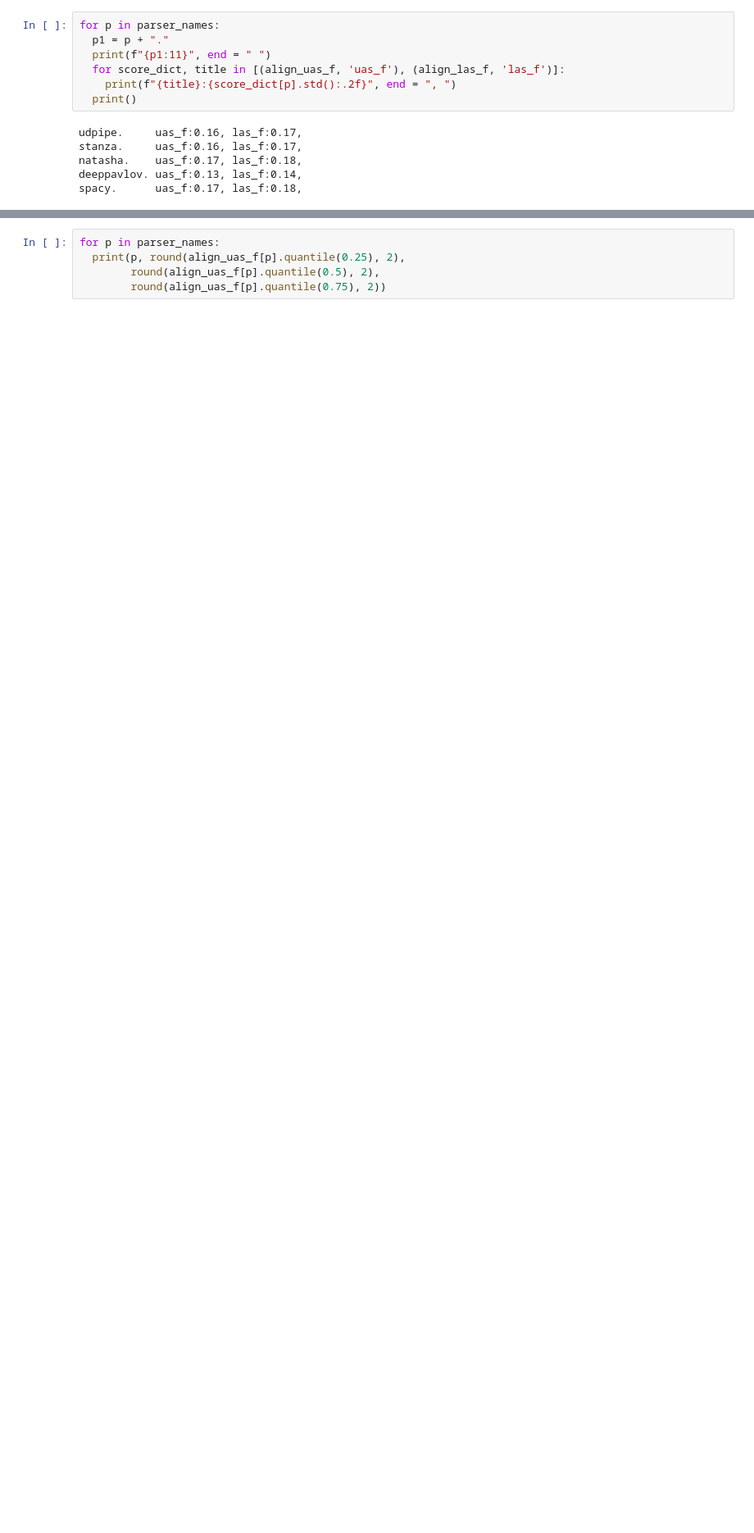
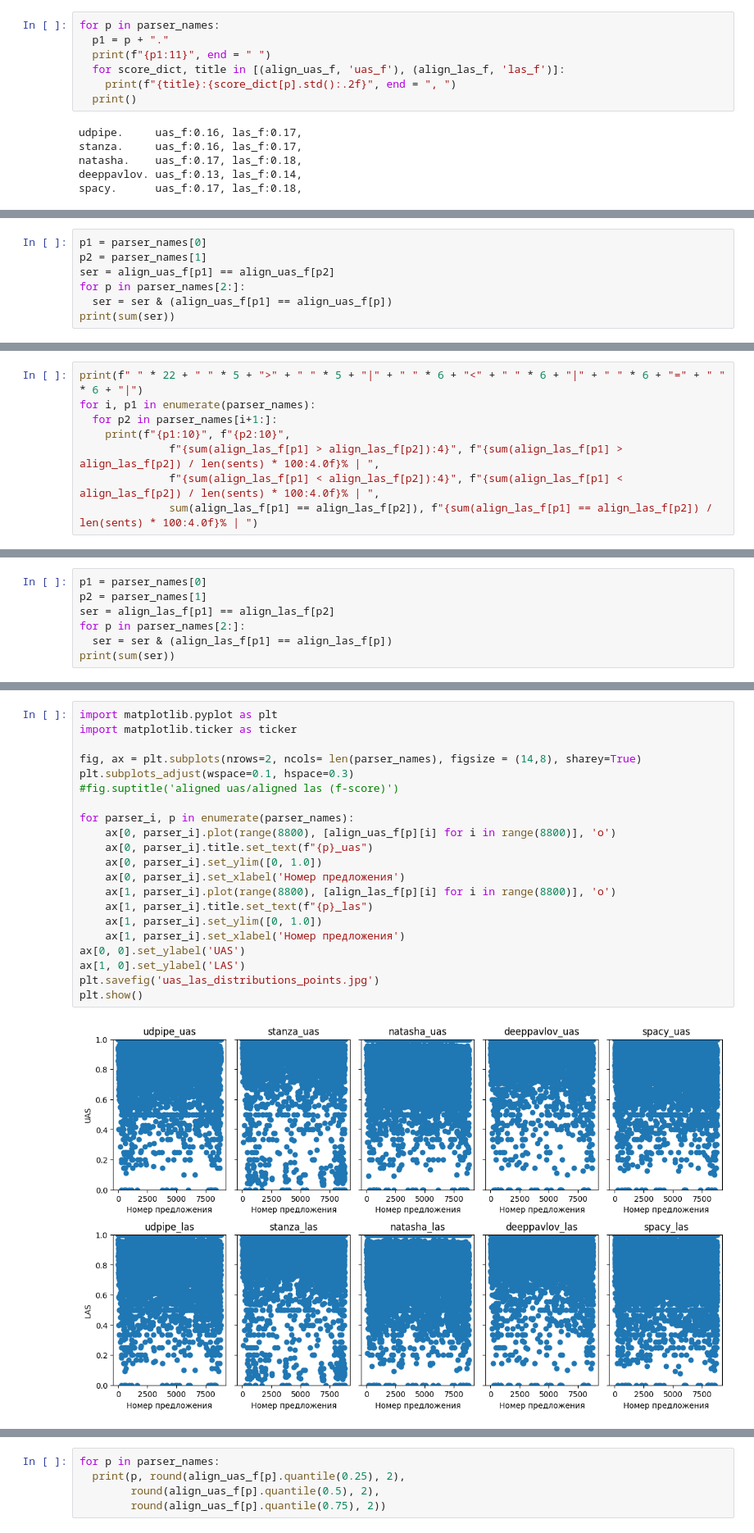
Before and after one commit to Derinhelm/parser_stat, a Jupyter notebook: Russian_parser_statistics.ipynb, the cells around one changed output, grey strips where cells are left out. Shown at 82% size. Cells and saved outputs as stored; diff of their text form; blank space fills up the shorter version.

```diff
--- a/Russian_parser_statistics.ipynb
+++ b/Russian_parser_statistics.ipynb
@@ -408,0 +523,7 @@ spacy 0.0 0.0
+# %%
+p1 = parser_names[0]
+p2 = parser_names[1]
+ser = align_uas_f[p1] == align_uas_f[p2]
+for p in parser_names[2:]:
+  ser = ser & (align_uas_f[p1] == align_uas_f[p])
+print(sum(ser))
@@ -408,0 +532,8 @@ spacy 0.0 0.0
+# %%
+print(f" " * 22 + " " * 5 + ">" + " " * 5 + "|" + " " * 6 + "<" + " " * 6 + "|" + " " * 6 + "=" + " " * 6 + "|")
+for i, p1 in enumerate(parser_names):
+  for p2 in parser_names[i+1:]:
+    print(f"{p1:10}", f"{p2:10}",
+              f"{sum(align_las_f[p1] > align_las_f[p2]):4}", f"{sum(align_las_f[p1] > align_las_f[p2]) / len(sents) * 100:4.0f}% | ",
+              f"{sum(align_las_f[p1] < align_las_f[p2]):4}", f"{sum(align_las_f[p1] < align_las_f[p2]) / len(sents) * 100:4.0f}% | ",
+              sum(align_las_f[p1] == align_las_f[p2]), f"{sum(align_las_f[p1] == align_las_f[p2]) / len(sents) * 100:4.0f}% | ")
@@ -408,0 +552,7 @@ spacy 0.0 0.0
+# %%
+p1 = parser_names[0]
+p2 = parser_names[1]
+ser = align_las_f[p1] == align_las_f[p2]
+for p in parser_names[2:]:
+  ser = ser & (align_las_f[p1] == align_las_f[p])
+print(sum(ser))
@@ -409 +561,24 @@ spacy 0.0 0.0
+# %%
+import matplotlib.pyplot as plt
+import matplotlib.ticker as ticker
+
+fig, ax = plt.subplots(nrows=2, ncols= len(parser_names), figsize = (14,8), sharey=True)
+plt.subplots_adjust(wspace=0.1, hspace=0.3)
+#fig.suptitle('aligned uas/aligned las (f-score)')
+
+for parser_i, p in enumerate(parser_names):
+    ax[0, parser_i].plot(range(8800), [align_uas_f[p][i] for i in range(8800)], 'o')
+    ax[0, parser_i].title.set_text(f"{p}_uas")
+    ax[0, parser_i].set_ylim([0, 1.0])
+    ax[0, parser_i].set_xlabel('Номер предложения')
+    ax[1, parser_i].plot(range(8800), [align_las_f[p][i] for i in range(8800)], 'o')
+    ax[1, parser_i].title.set_text(f"{p}_las")
+    ax[1, parser_i].set_ylim([0, 1.0])
+    ax[1, parser_i].set_xlabel('Номер предложения')
+ax[0, 0].set_ylabel('UAS')
+ax[1, 0].set_ylabel('LAS')
+plt.savefig('uas_las_distributions_points.jpg')
+plt.show()
+# %% [output]
+[figure, added]
 # %% [markdown]
```
Also changed, not shown: parts of 80 cells of this notebook.
